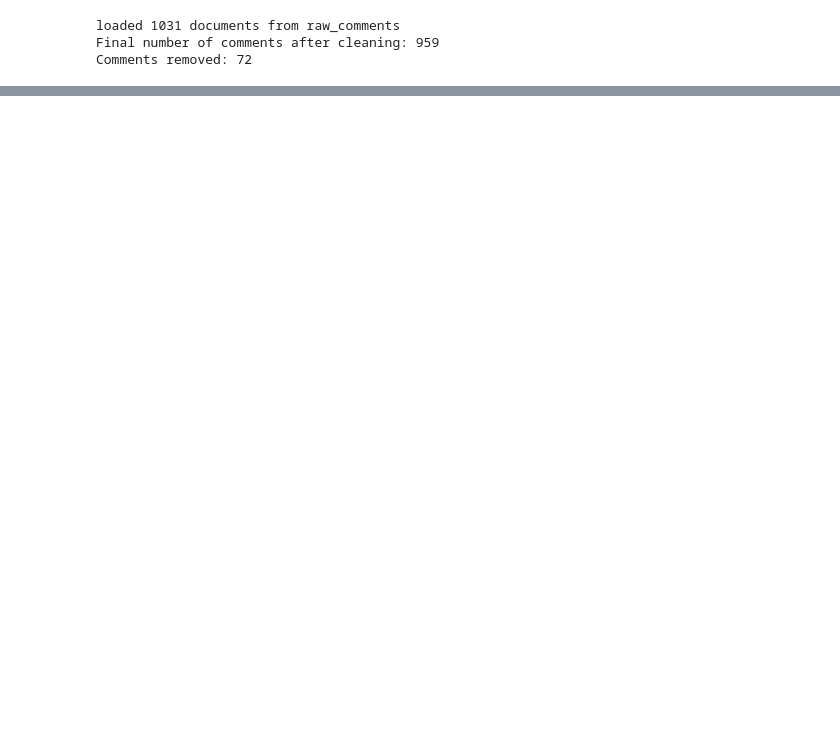
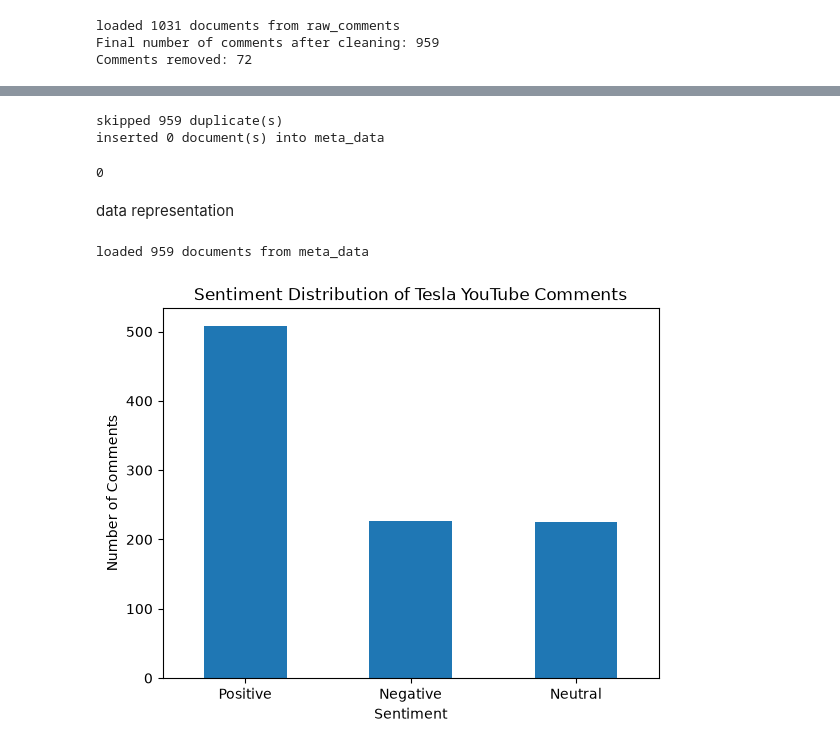
Before and after one commit to adullakadar/LLS-nlp-project, a Jupyter notebook: byd_main.ipynb, the cells around one changed output, grey strips where cells are left out. Saved outputs shown, nothing was run; the diff lists cells and outputs as text; code cells hidden in the pictures; blank space fills up the shorter version.

```diff
--- a/byd_main.ipynb
+++ b/byd_main.ipynb
@@ -16,8 +20,11 @@ general functions for setup
 youtube_api = api_setup()
 client = mongo_connect()
 comments_db = client["comments_db"]
+meta_db = client['metadata_db']
 raw_comments = get_collection(comments_db, "raw_comments")
 preprocessed_comments = get_collection(comments_db, "preprocssed_comments")
+meta_data = get_collection(meta_db,"meta_data")
+nlp = spacy_setup()
 # %% [output]
 loaded youtube api
 connected to mongodb at mongodb://localhost:27017/
@@ -71,0 +105,16 @@ inserted_comments = insert_comments(preprocessed_comments, preprocssed_comments_
+# %%
+insert_df(meta_data, df)
+# %% [output]
+skipped 959 duplicate(s)
+inserted 0 document(s) into meta_data
+0
+# %% [markdown]
+data representation
+# %%
+df = load_collection_to_df(meta_data)
+sentiment_counts = df["sentiment"].value_counts()
+
+sentiment_bar(sentiment_counts)
+# %% [output]
+loaded 959 documents from meta_data
+[figure, added]
```
Also changed, not shown: parts of 14 cells of this notebook, 3 other files.
